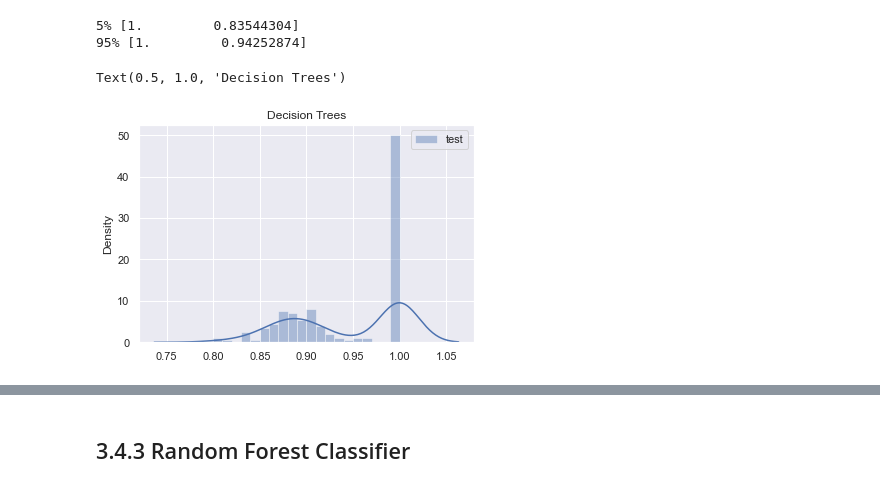
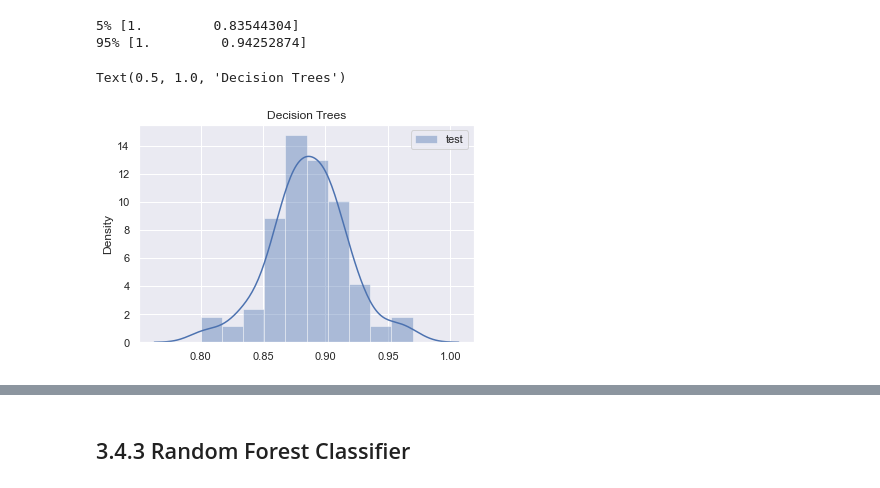
Before and after one commit to StatisticsIsEasy/CaseStudies, a Jupyter notebook: Breast_cancer_dataset/Breast_cancer.ipynb, the cells around one changed output, grey strips where cells are left out. Saved outputs shown, nothing was run; the diff lists cells and outputs as text; code cells hidden in the pictures.

```diff
--- a/Breast_cancer_dataset/Breast_cancer.ipynb
+++ b/Breast_cancer_dataset/Breast_cancer.ipynb
@@ -152,14 +152,13 @@ print("95%", score_sorted[95])
 95% [1.         0.94252874]
 # %%
 sns.set(font_scale=1)
-#sns.distplot(train_score, label="train")
-#sns.distplot(test_score, label="test")
-sns.distplot(score_sorted, label="test", bins=20)
+#sns.distplot(score[:,0], label="train", bins=10)
+sns.distplot(score[:,1], label="test", bins=10)
 plt.legend()
 plt.title("Decision Trees")
 # %% [output]
 Text(0.5, 1.0, 'Decision Trees')
-[figure, old version]
+[figure, new version]
 # %%
 from sklearn import tree
 clf_gini = DecisionTreeClassifier(criterion="gini", max_depth=3, random_state=123).fit(X, Y)
```
Also changed, not shown: parts of 6 cells of this notebook.
